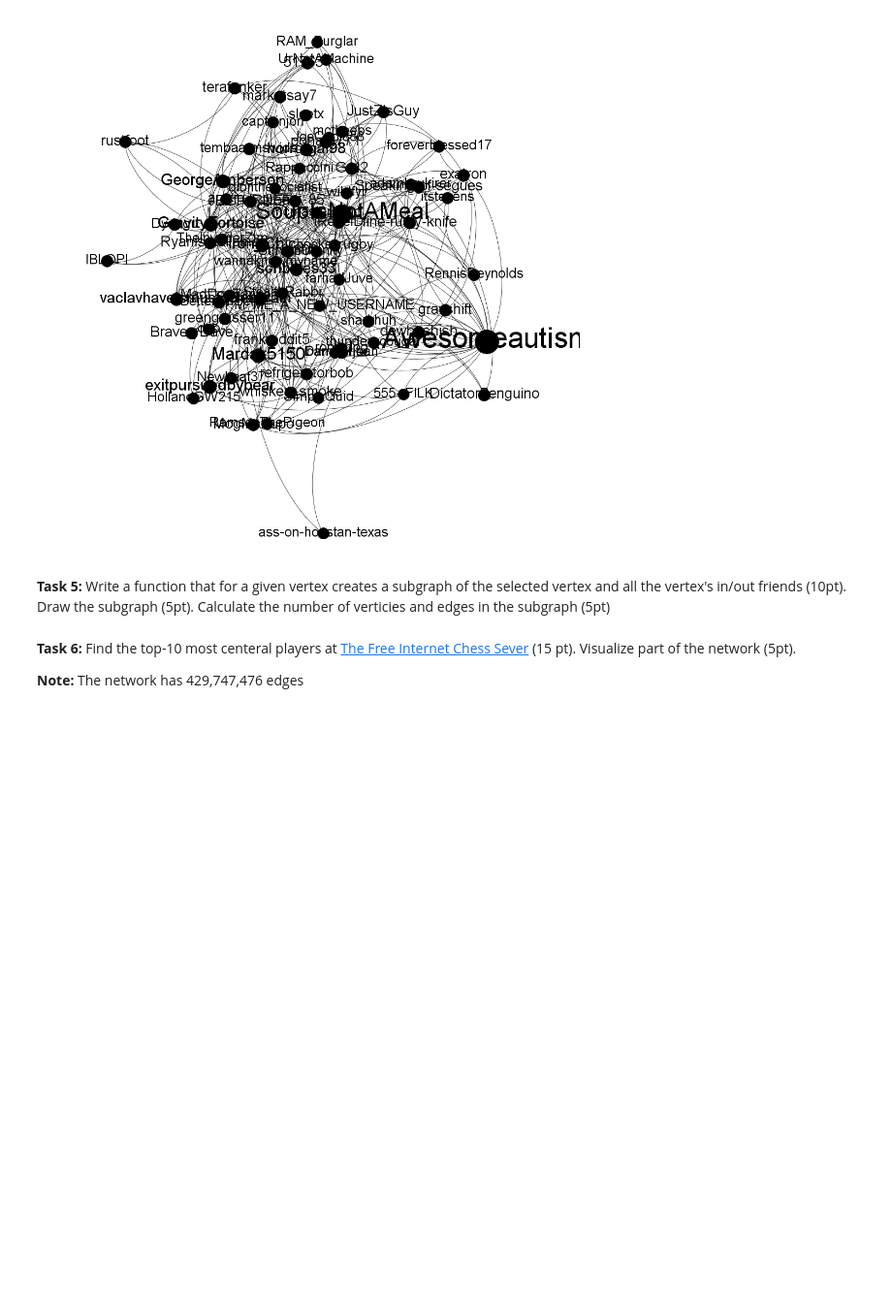
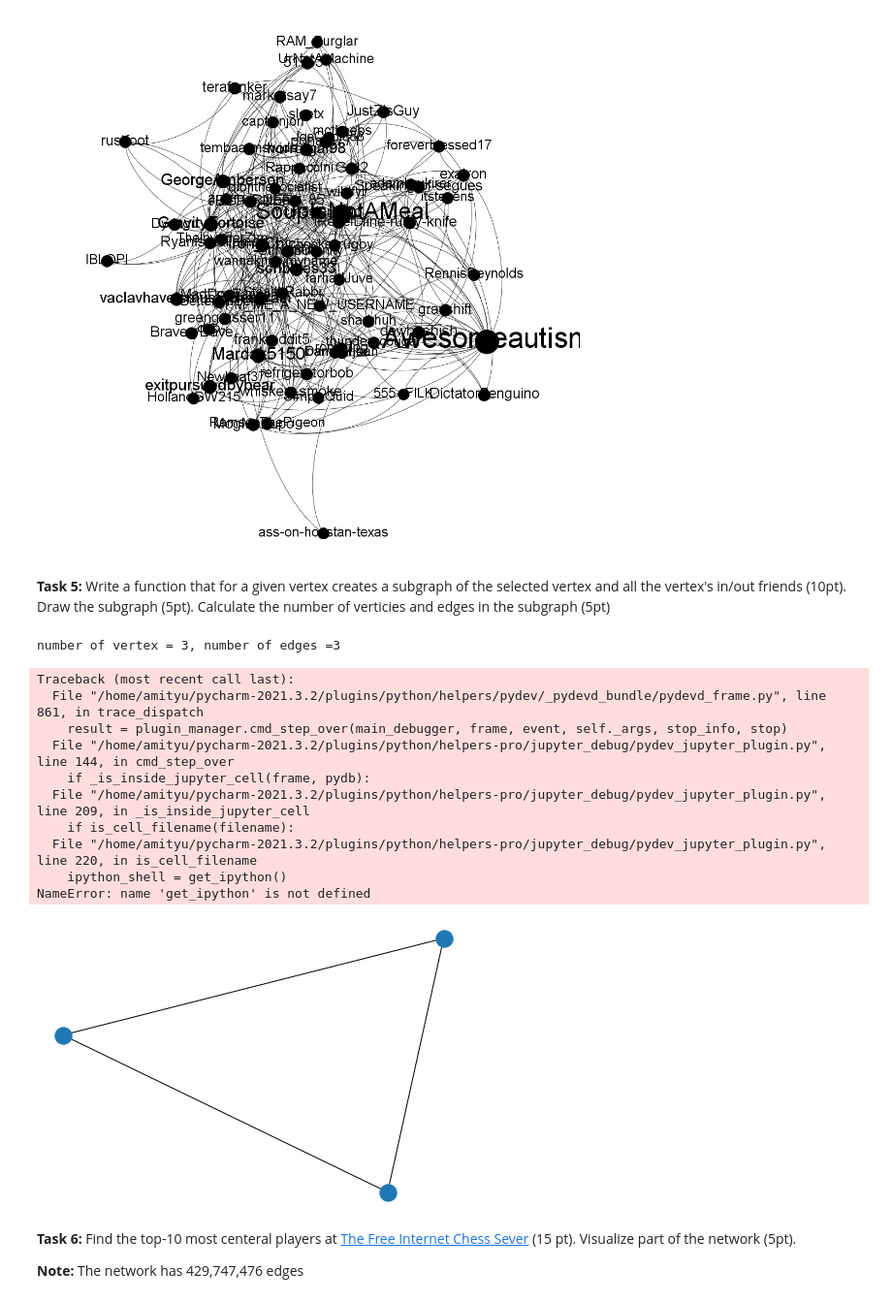
Before and after one commit to amityu/BigData, a Jupyter notebook: hw4/HW_4.ipynb, the cells around one changed output. Shown: that part at 97% size. Drawn from its saved outputs; the diff is of its cells as text; code cells hidden in the pictures; blank space fills up the shorter version.

```diff
--- a/hw4/HW_4.ipynb
+++ b/hw4/HW_4.ipynb
@@ -204,6 +204,30 @@ image.show()
 # %% [markdown]
 **Task 5:** Write a function that for a given vertex creates a subgraph of the selected vertex and all the vertex's in/out friends (10pt).
 Draw the subgraph (5pt). Calculate the number of verticies and edges in the subgraph (5pt)
+# %%
+def sub_neigbours(h,node='PrestonTheGuy'):
+
+    neighbours = [n for n in h.neighbors(node)]
+    neighbours.append(node)
+    return nx.subgraph(h,neighbours)
+
+
+new_graph = sub_neigbours(ng)
+nx.draw(new_graph)
+print('number of vertex = %d, number of edges =%d'%(nx.number_of_nodes(new_graph), nx.number_of_edges(new_graph)))
+# %% [output]
+number of vertex = 3, number of edges =3
+Traceback (most recent call last):
+  File "/home/amityu/pycharm-2021.3.2/plugins/python/helpers/pydev/_pydevd_bundle/pydevd_frame.py", line 861, in trace_dispatch
+    result = plugin_manager.cmd_step_over(main_debugger, frame, event, self._args, stop_info, stop)
+  File "/home/amityu/pycharm-2021.3.2/plugins/python/helpers-pro/jupyter_debug/pydev_jupyter_plugin.py", line 144, in cmd_step_over
+    if _is_inside_jupyter_cell(frame, pydb):
+  File "/home/amityu/pycharm-2021.3.2/plugins/python/helpers-pro/jupyter_debug/pydev_jupyter_plugin.py", line 209, in _is_inside_jupyter_cell
+    if is_cell_filename(filename):
+  File "/home/amityu/pycharm-2021.3.2/plugins/python/helpers-pro/jupyter_debug/pydev_jupyter_plugin.py", line 220, in is_cell_filename
+    ipython_shell = get_ipython()
+NameError: name 'get_ipython' is not defined
+[figure, added]
 # %% [markdown]
 **Task 6:** Find the top-10 most centeral players at [The Free Internet Chess Sever](http://dynamics.cs.washington.edu/nobackup/chess/fcis.tar.gz) (15 pt). Visualize part of the network (5pt).
 
```
Also changed, not shown: parts of 3 cells of this notebook.
